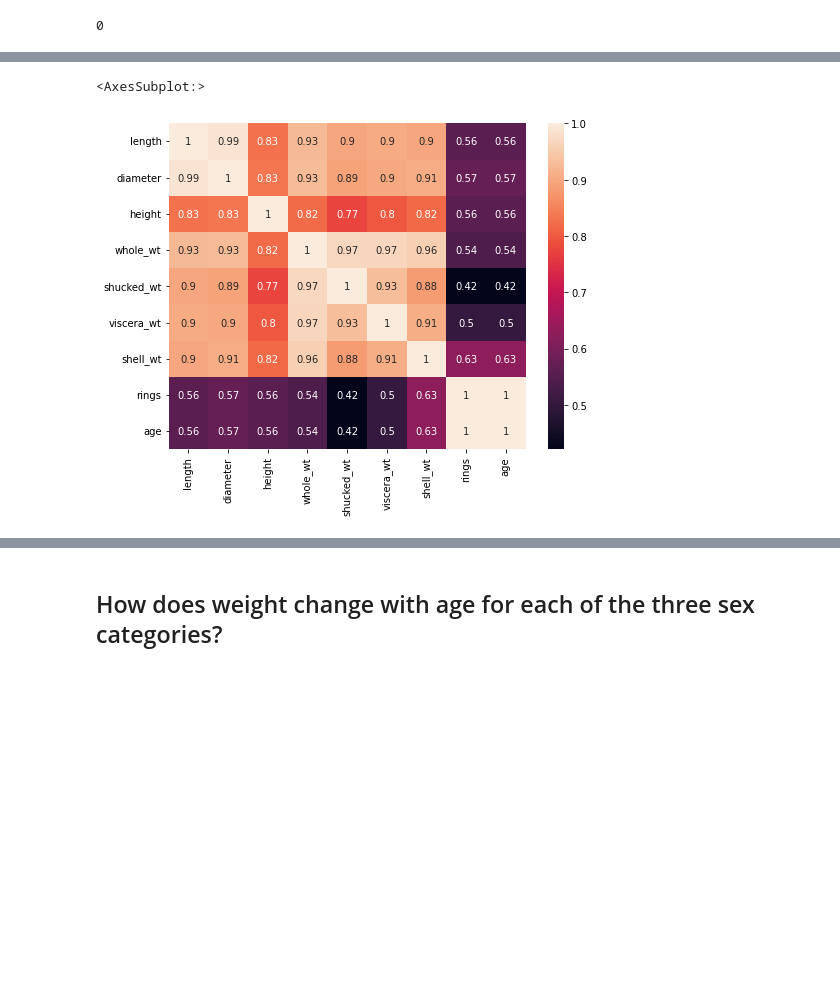
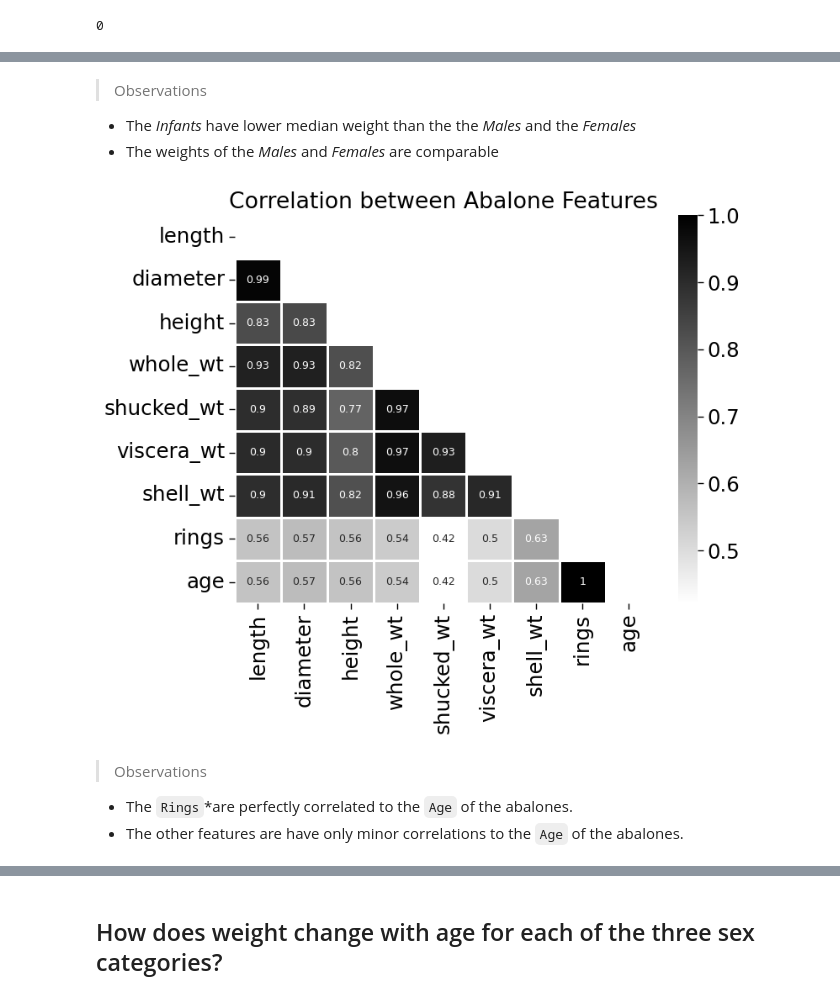
Before and after one commit to bunmiadejimi/Abalone-Prediction, a Jupyter notebook: Abalone.ipynb, the cells around one changed output, grey strips where cells are left out. Drawn from its saved outputs; the diff is of its cells as text; code cells hidden in the pictures; blank space fills up the shorter version.

Commit message:
Add files via upload
Modified the training data to exclude the number of rings.

Made some changes with the printing of metrics and added to new comment.

```diff
--- a/Abalone.ipynb
+++ b/Abalone.ipynb
@@ -99,9 +108,24 @@ plt.xticks([0,1,2], ['Male','Female' ,'Infant'])
+# %% [markdown]
+> Observations
+* The *Infants* have lower median weight than the the *Males* and the *Females*
+* The weights of the *Males* and *Females* are comparable
 # %%
-plt.figure(figsize=(8, 6))
-sns.heatmap(df.corr(), annot=True)
+# Create a heatmap to show he correlation between the features of the abalone
+
+mask= np.triu(df.corr())
+plt.figure(figsize=(8, 6), dpi=100)
+sns.heatmap(df.corr(), annot=True,
+            annot_kws = {'fontsize': 9},
+            cmap='binary',
+            linewidth = 2,
+            mask = mask)
+plt.title('Correlation between Abalone Features');
 # %% [output]
-<AxesSubplot:>
-[figure, old version]
+[figure, new version]
+# %% [markdown]
+> Observations
+* The `Rings`*are perfectly correlated to the `Age` of the abalones.
+* The other features are have only minor correlations to the `Age` of the abalones.
 # %%
 sns.pairplot(df)
 # %% [output]
```
Also changed, not shown: parts of 36 cells of this notebook.
